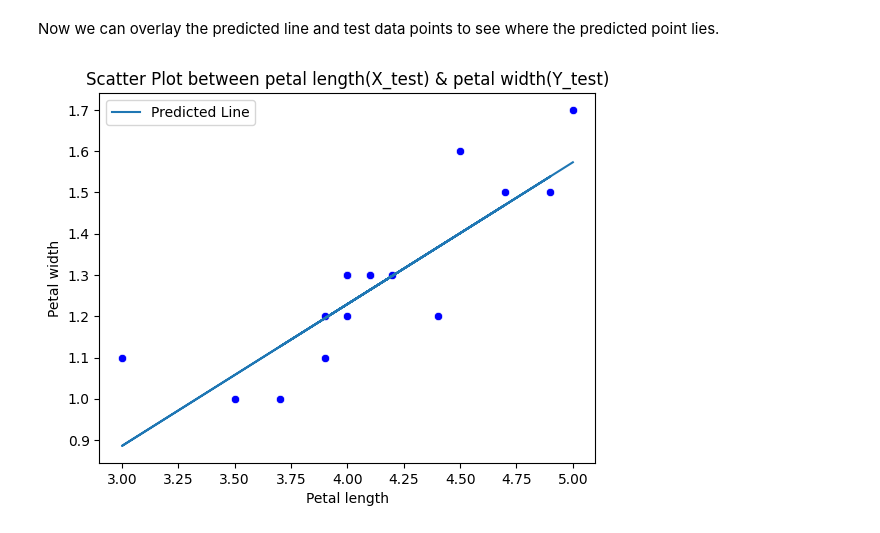
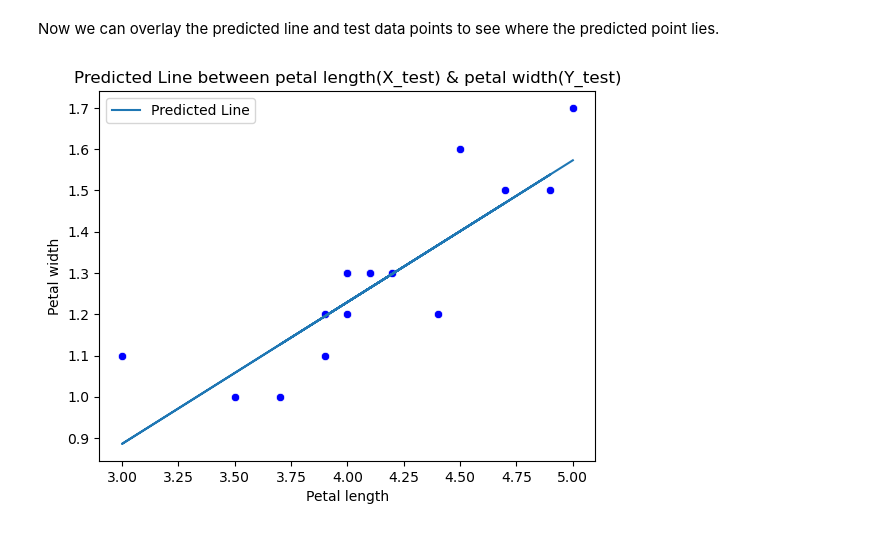
Before and after one commit to steam-bell-92/ML-basics, a Jupyter notebook: Flower_cleaned_fully_fixed.ipynb, the cells around one changed output. Saved outputs shown, nothing was run; the diff lists cells and outputs as text; code cells hidden in the pictures.

```diff
--- a/Flower_cleaned_fully_fixed.ipynb
+++ b/Flower_cleaned_fully_fixed.ipynb
@@ -184,12 +184,12 @@ Now we can overlay the predicted line and test data points to see where the pred
 # %%
 Y_predicted = w * X_test + b
 
 sns.scatterplot(x=X_test.flatten(), y=Y_test.flatten(), color='blue') # Used .flatten() to convert multidimensional(here, 2) array in a 1D array
 plt.plot(X_test, Y_predicted, label='Predicted Line')
 plt.xlabel('Petal length')
 plt.ylabel('Petal width')
-plt.title('Scatter Plot between petal length(X_test) & petal width(Y_test)')
+plt.title('Predicted Line between petal length(X_test) & petal width(Y_test)')
 plt.legend()
 plt.show()
 # %% [output]
-[figure, old version]
+[figure, new version]
```
Also changed, not shown: parts of 7 cells of this notebook.
